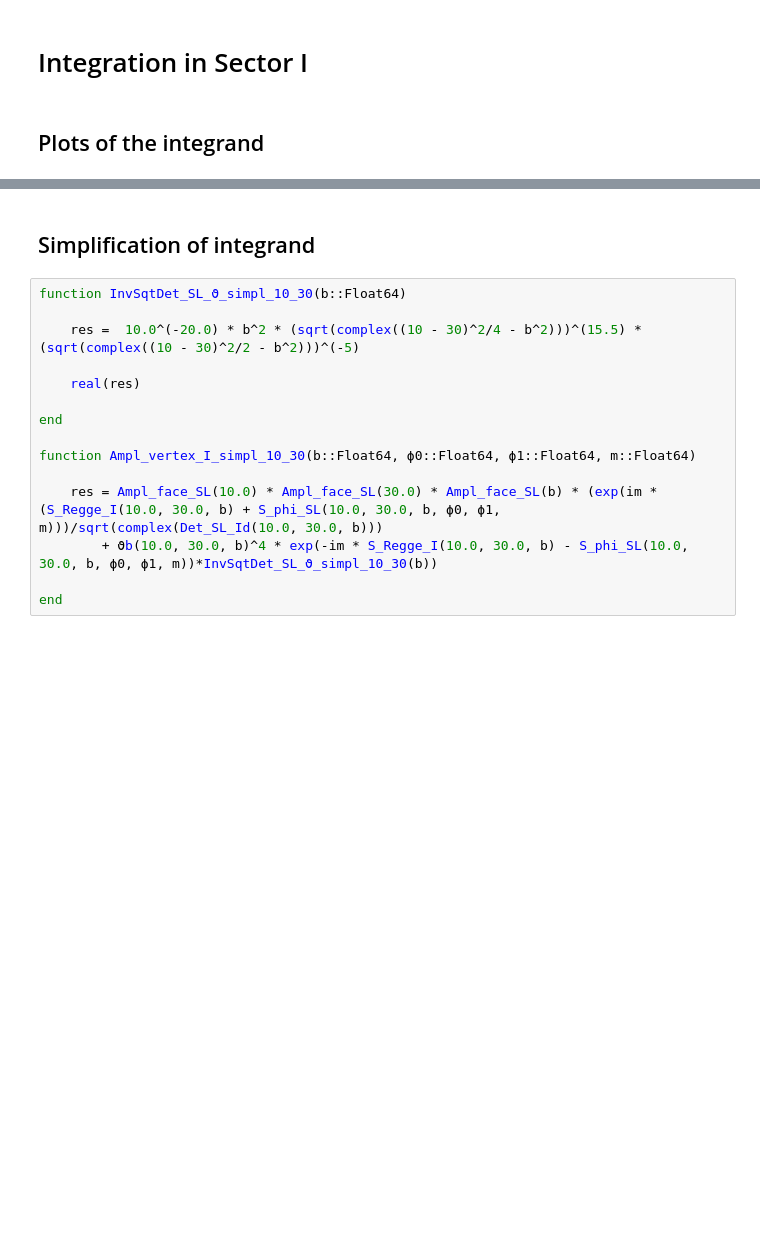
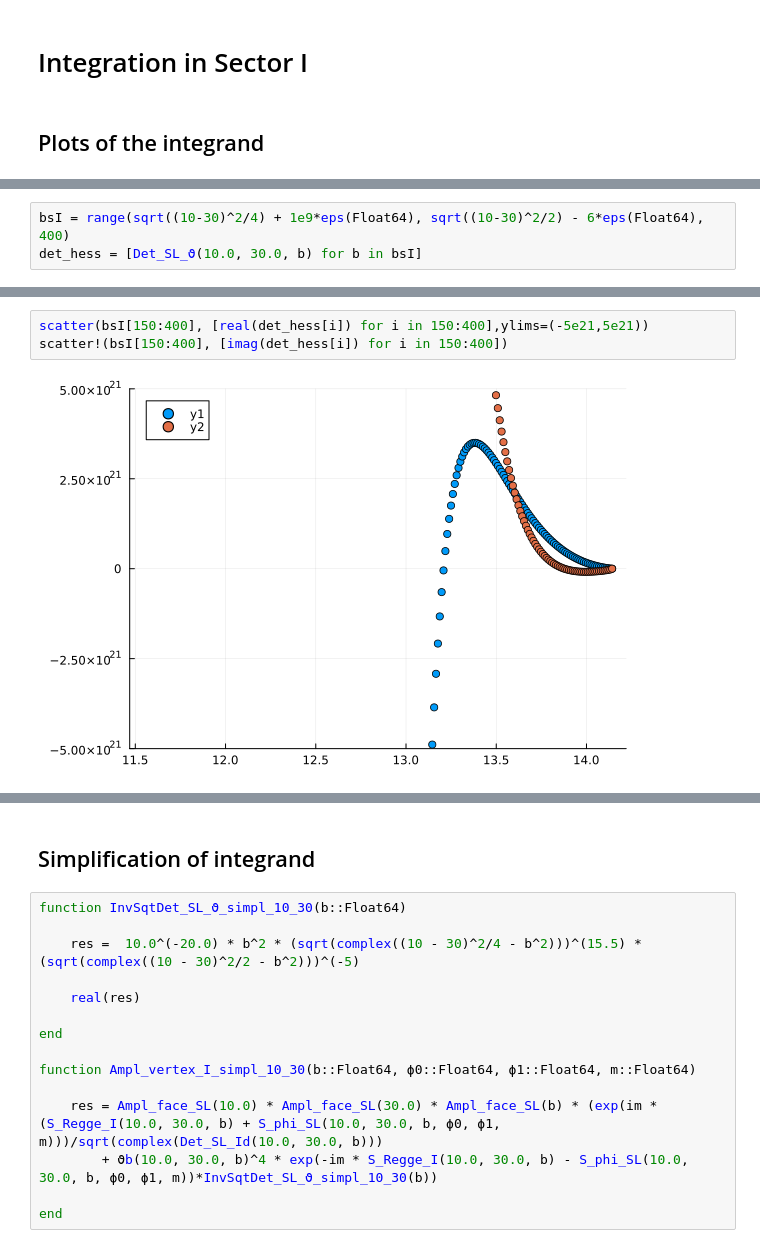
Before and after one commit to Jercheal/3d-cosmology, a Jupyter notebook: 3d_ESF_cosmology.ipynb, the cells around one changed output, grey strips where cells are left out. Cells and saved outputs as stored; diff of their text form; blank space fills up the shorter version.

```diff
--- a/3d_ESF_cosmology.ipynb
+++ b/3d_ESF_cosmology.ipynb
@@ -29,0 +46,3 @@ LoadError: UndefVarError: `bsI` not defined
+# %%
+bsI = range(sqrt((10-30)^2/4) + 1e9*eps(Float64), sqrt((10-30)^2/2) - 6*eps(Float64), 400)
+det_hess = [Det_SL_ϑ(10.0, 30.0, b) for b in bsI]
@@ -29,0 +98,5 @@ LoadError: UndefVarError: `bsI` not defined
+# %%
+scatter(bsI[150:400], [real(det_hess[i]) for i in 150:400],ylims=(-5e21,5e21))
+scatter!(bsI[150:400], [imag(det_hess[i]) for i in 150:400])
+# %% [output]
+[figure, added]
```
Also changed, not shown: parts of 8 cells of this notebook, 1 other file.
